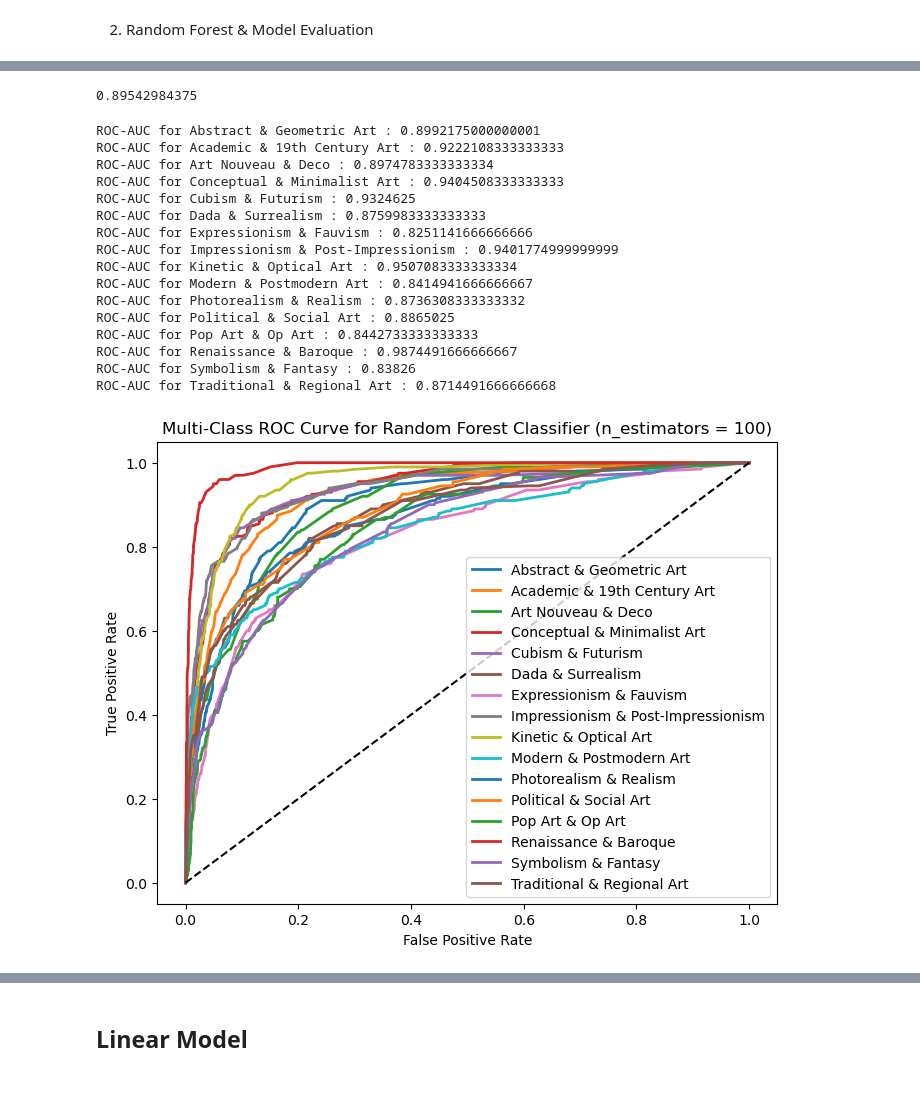
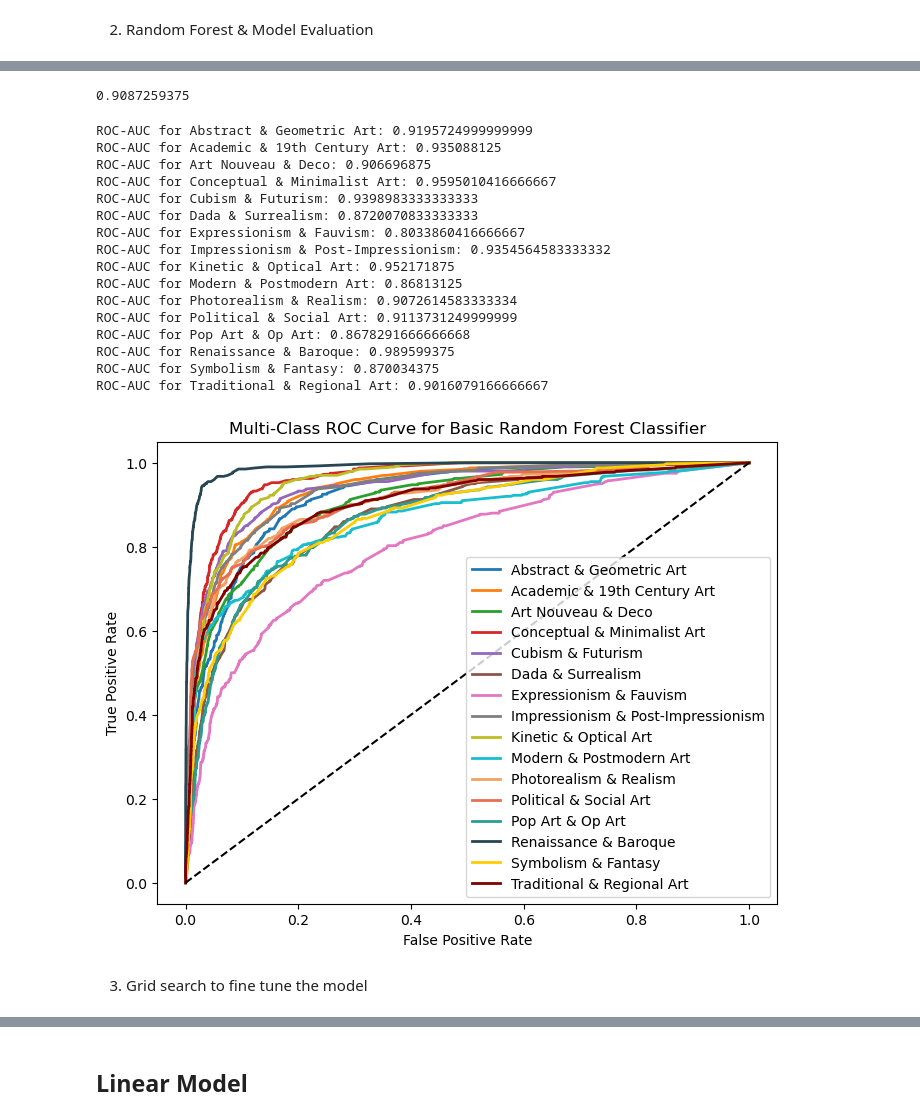
Before and after one commit to yangyuwang/painting_style_prediction, a Jupyter notebook: P2_Yangyu_Avi_Gio.ipynb, the cells around one changed output, grey strips where cells are left out. Saved outputs shown, nothing was run; the diff lists cells and outputs as text; code cells hidden in the pictures; blank space fills up the shorter version.

```diff
--- a/P2_Yangyu_Avi_Gio.ipynb
+++ b/P2_Yangyu_Avi_Gio.ipynb
@@ -112,9 +112,8 @@ Because of the imbalanced structure of our dataset, we sample 800 for each categ
 train_samples = []
 test_samples = []
 
-# Sample 800 instances per category for train and 200 for test
 for style, group in painting_feature.groupby('Style_Category'):
-    train_sample, test_sample = train_test_split(group, train_size=800, test_size=200, random_state=42, stratify=group['Style_Category'])
+    train_sample, test_sample = train_test_split(group, train_size=1800, test_size=400, random_state=42, stratify=group['Style_Category'])
     print(style, len(group))
 
     train_samples.append(train_sample)
@@ -175,5 +175,5 @@ from sklearn.metrics import roc_curve, roc_auc_score
 # %%
-rfc_1 = RandomForestClassifier(n_estimators=100, criterion='entropy', random_state=42)
-rfc_1.fit(X_train, y_train)
-np.round(rfc_1.score(X_test,y_test),3)
+rfc_base = RandomForestClassifier(n_estimators=100, criterion='entropy', random_state=42)
+rfc_base.fit(X_train, y_train)
+np.round(rfc_base.score(X_test,y_test),3)
 # %% [output]
@@ -181,5 +181,5 @@ np.round(rfc_1.score(X_test,y_test),3)
 # %%
-y_pred_rfc_1 = rfc_1.predict(X_test)
-y_probs_rfc_1 = rfc_1.predict_proba(X_test)  # Shape: (n_samples, n_classes)
-confusion_matrix(y_test, y_pred_rfc_1, labels=rfc_1.classes_)
+y_pred_rfc_base = rfc_base.predict(X_test)
+y_probs_rfc_base = rfc_base.predict_proba(X_test)
+confusion_matrix(y_test, y_pred_rfc_base, labels=rfc_base.classes_)
 # %% [output]
@@ -223,56 +223,53 @@ Impressionism & Post-Impressionism       0.51      0.72      0.60       200
 # %%
-roc_score_1 = roc_auc_score(y_test, y_probs_rfc_1, multi_class='ovo')
+roc_score_1 = roc_auc_score(y_test, y_probs_rfc_base, multi_class='ovo')
 roc_score_1
 # %% [output]
-0.89542984375
+0.9087259375
 # %%
-from sklearn.preprocessing import label_binarize
-y_test_bin = label_binarize(y_test, classes=rfc_1.classes_)
+y_test_bin = label_binarize(y_test, classes=rfc_base.classes_)
 
-roc_per_class_1 = roc_auc_score(y_test_bin, y_probs_rfc_1, average=None)
+roc_per_class_1 = roc_auc_score(y_test_bin, y_probs_rfc_base, average=None)
 
-for style, roc in zip(rfc_1.classes_, roc_per_class_1):
-    print("ROC-AUC for", style, ":", roc)
+for style, roc in zip(rfc_base.classes_, roc_per_class_1):
+    print("ROC-AUC for", style + ":", roc)
 # %% [output]
-ROC-AUC for Abstract & Geometric Art : 0.8992175000000001
-ROC-AUC for Academic & 19th Century Art : 0.9222108333333333
-ROC-AUC for Art Nouveau & Deco : 0.8974783333333334
-ROC-AUC for Conceptual & Minimalist Art : 0.9404508333333333
-ROC-AUC for Cubism & Futurism : 0.9324625
-ROC-AUC for Dada & Surrealism : 0.8759983333333333
-ROC-AUC for Expressionism & Fauvism : 0.8251141666666666
-ROC-AUC for Impressionism & Post-Impressionism : 0.9401774999999999
-ROC-AUC for Kinetic & Optical Art : 0.9507083333333334
-ROC-AUC for Modern & Postmodern Art : 0.8414941666666667
-ROC-AUC for Photorealism & Realism : 0.8736308333333332
-ROC-AUC for Political & Social Art : 0.8865025
-ROC-AUC for Pop Art & Op Art : 0.8442733333333333
-ROC-AUC for Renaissance & Baroque : 0.9874491666666667
-ROC-AUC for Symbolism & Fantasy : 0.83826
-ROC-AUC for Traditional & Regional Art : 0.8714491666666668
+ROC-AUC for Abstract & Geometric Art: 0.9195724999999999
+ROC-AUC for Academic & 19th Century Art: 0.935088125
+ROC-AUC for Art Nouveau & Deco: 0.906696875
+ROC-AUC for Conceptual & Minimalist Art: 0.9595010416666667
+ROC-AUC for Cubism & Futurism: 0.9398983333333333
+ROC-AUC for Dada & Surrealism: 0.8720070833333333
+ROC-AUC for Expressionism & Fauvism: 0.8033860416666667
+ROC-AUC for Impressionism & Post-Impressionism: 0.9354564583333332
+ROC-AUC for Kinetic & Optical Art: 0.952171875
+ROC-AUC for Modern & Postmodern Art: 0.86813125
+ROC-AUC for Photorealism & Realism: 0.9072614583333334
+ROC-AUC for Political & Social Art: 0.9113731249999999
+ROC-AUC for Pop Art & Op Art: 0.8678291666666668
+ROC-AUC for Renaissance & Baroque: 0.989599375
+ROC-AUC for Symbolism & Fantasy: 0.870034375
+ROC-AUC for Traditional & Regional Art: 0.9016079166666667
 # %%
-import matplotlib.pyplot as plt
-from sklearn.metrics import roc_curve
-from itertools import cycle
-
-# Compute ROC curve for each class
-n_classes = len(rfc_1.classes_)
+n_classes = len(rfc_base.classes_)
 
 colors = [
     "#1f77b4", "#ff7f0e", "#2ca02c", "#d62728", "#9467bd", "#8c564b", "#e377c2", "#7f7f7f",
     "#bcbd22", "#17becf", "#f4a261", "#e76f51", "#2a9d8f", "#264653", "#ffcc00", "#800000"
 ]
+
 plt.figure(figsize=(8, 6))
 for i, color in zip(range(n_classes), colors):
-    fpr, tpr, _ = roc_curve(y_test_bin[:, i], y_probs_rfc_1[:, i])
-    plt.plot(fpr, tpr, lw=2, label=rfc_1.classes_[i])
+    fpr, tpr, _ = roc_curve(y_test_bin[:, i], y_probs_rfc_base[:, i])
+    plt.plot(fpr, tpr, lw=2, color=color, label=rfc_base.classes_[i])
 
 plt.plot([0, 1], [0, 1], "k--")
 
 plt.xlabel("False Positive Rate")
 plt.ylabel("True Positive Rate")
-plt.title("Multi-Class ROC Curve for Random Forest Classifier (n_estimators = 100)")
+plt.title("Multi-Class ROC Curve for Basic Random Forest Classifier")
 plt.legend()
 plt.show()
 # %% [output]
-[figure, old version]
+[figure, new version]
+# %% [markdown]
+3. Grid search to fine tune the model
```
Also changed, not shown: parts of 24 cells of this notebook, 1 other file.
